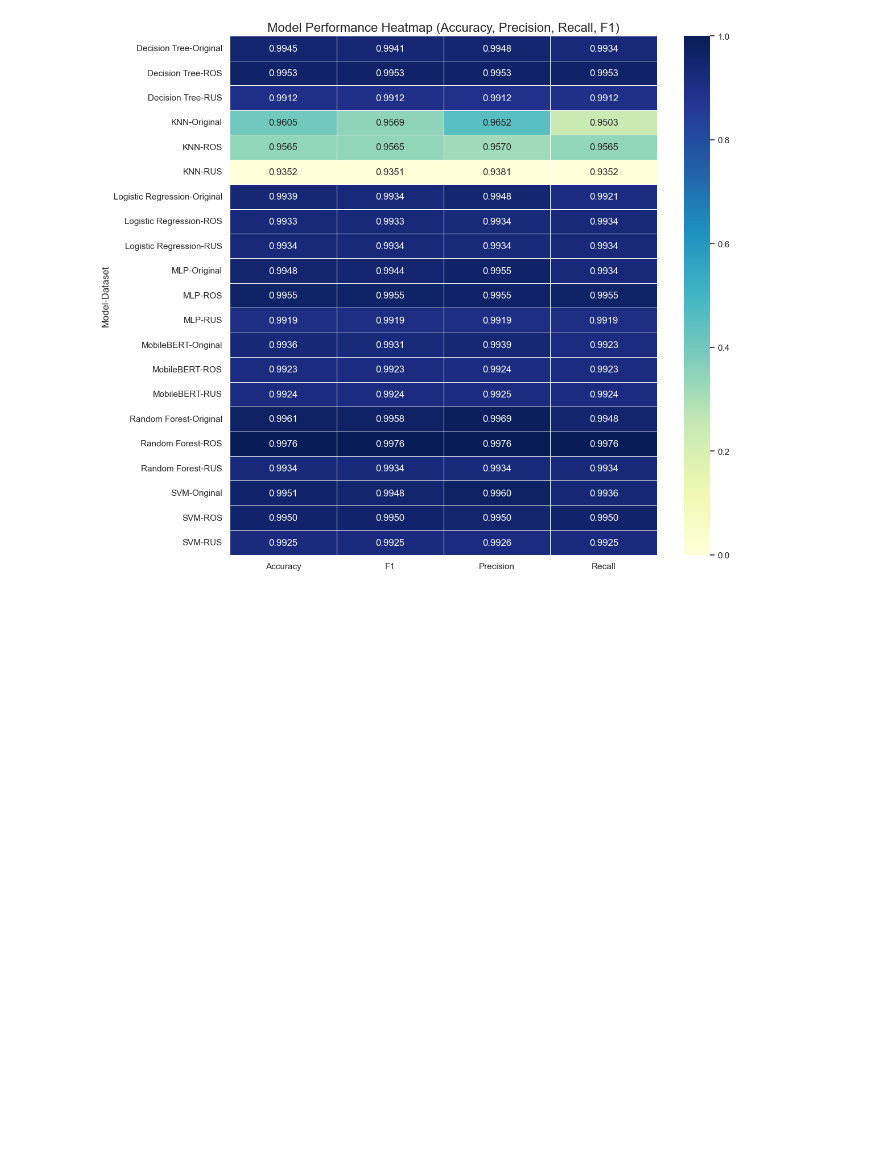
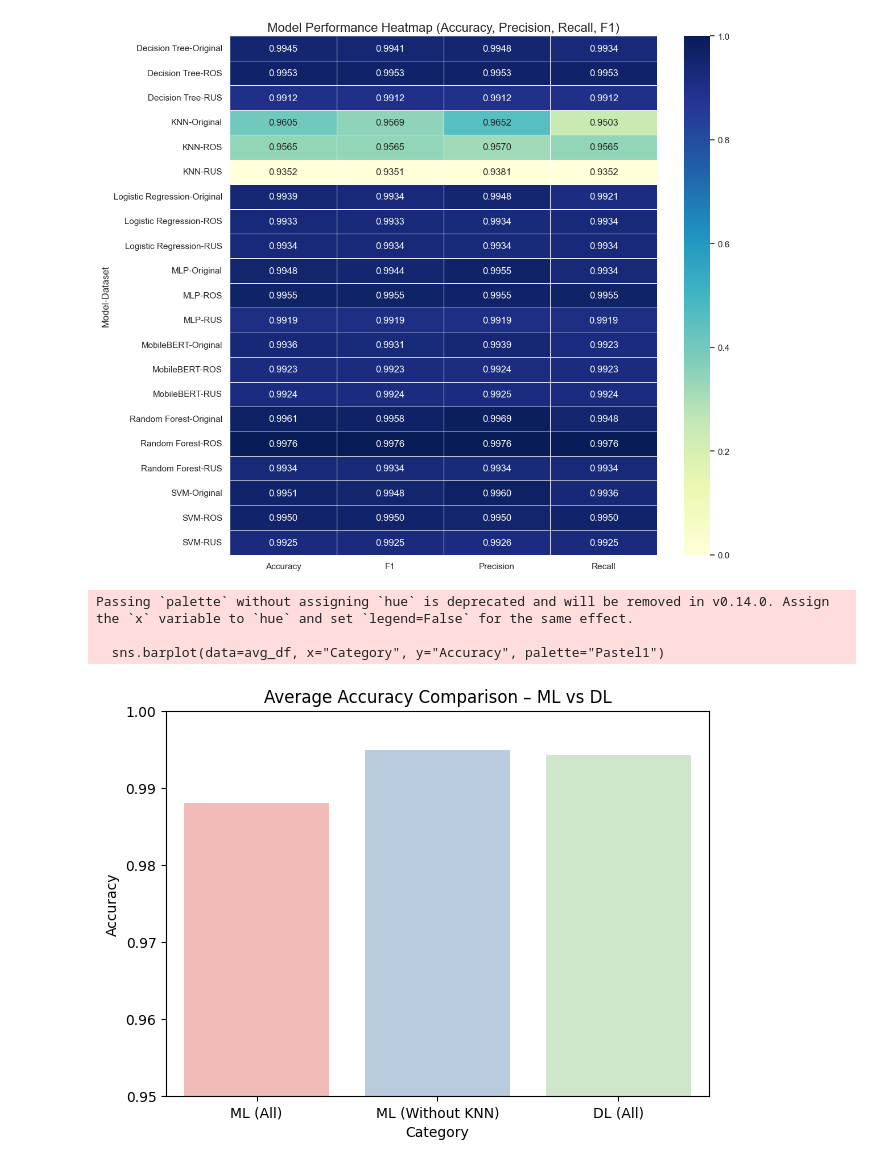
Before and after one commit to yash-sojitra-20/SQLi-Detection-Benchmark, a Jupyter notebook: Visualization/OverAll.ipynb, the cells around one changed output. Cells and saved outputs as stored; diff of their text form; code cells hidden in the pictures; blank space fills up the shorter version.

Commit message:
Comparison graph added

```diff
--- a/Visualization/OverAll.ipynb
+++ b/Visualization/OverAll.ipynb
@@ -78,3 +78,46 @@ plt.tight_layout()
 plt.show()
 # %% [output]
 [figure]
+# %%
+import pandas as pd
+import matplotlib.pyplot as plt
+import seaborn as sns
+
+# Original results
+combined_results = [
+    {"Model": "Logistic Regression", "Dataset": "Original", "Accuracy": 0.9939},
+    {"Model": "Decision Tree", "Dataset": "Original", "Accuracy": 0.9945},
+    {"Model": "Random Forest", "Dataset": "Original", "Accuracy": 0.9961},
+    {"Model": "SVM", "Dataset": "Original", "Accuracy": 0.9951},
+    {"Model": "KNN", "Dataset": "Original", "Accuracy": 0.9605},
+    {"Model": "MLP", "Dataset": "Original", "Accuracy": 0.9948},
+    {"Model": "MobileBERT", "Dataset": "Original", "Accuracy": 0.9936},
+]
+
+df = pd.DataFrame(combined_results)
+
+# Groups
+ml_models = ["Logistic Regression", "Decision Tree", "Random Forest", "SVM", "KNN"]
+ml_models_without_knn = ["Logistic Regression", "Decision Tree", "Random Forest", "SVM"]
+dl_models = ["MLP", "MobileBERT"]
+
+# Compute averages
+ml_avg = df[df["Model"].isin(ml_models)]["Accuracy"].mean()
+ml_no_knn_avg = df[df["Model"].isin(ml_models_without_knn)]["Accuracy"].mean()
+dl_avg = df[df["Model"].isin(dl_models)]["Accuracy"].mean()
+
+avg_df = pd.DataFrame({
+    "Category": ["ML (All)", "ML (Without KNN)", "DL (All)"],
+    "Accuracy": [ml_avg, ml_no_knn_avg, dl_avg]
+})
+# %%
+plt.figure(figsize=(7,5))
+sns.barplot(data=avg_df, x="Category", y="Accuracy", palette="Pastel1")
+plt.title("Average Accuracy Comparison – ML vs DL")
+plt.ylim(0.95, 1.0)
+plt.show()
+# %% [output]
+Passing `palette` without assigning `hue` is deprecated and will be removed in v0.14.0. Assign the `x` variable to `hue` and set `legend=False` for the same effect.
+
+  sns.barplot(data=avg_df, x="Category", y="Accuracy", palette="Pastel1")
+[figure, added]
```
Also changed, not shown: parts of 4 cells of this notebook.
